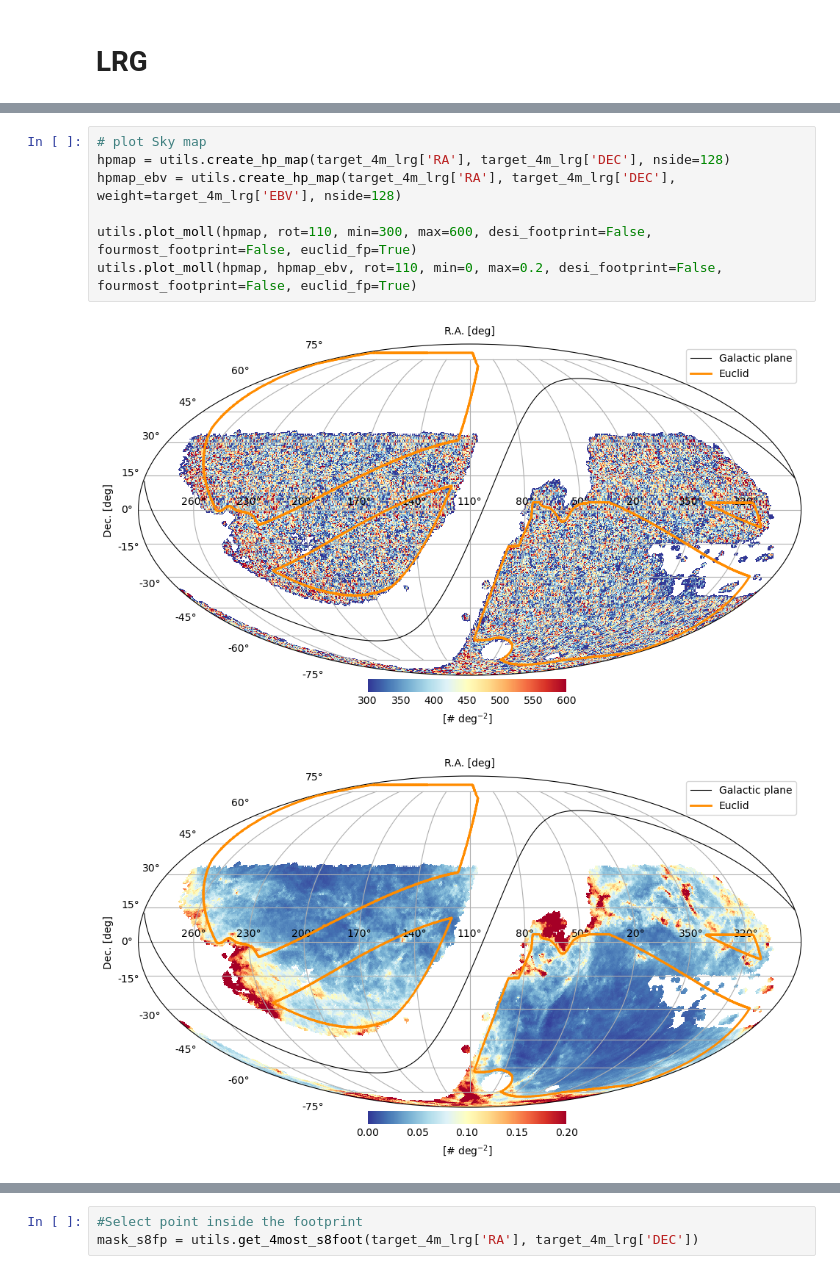
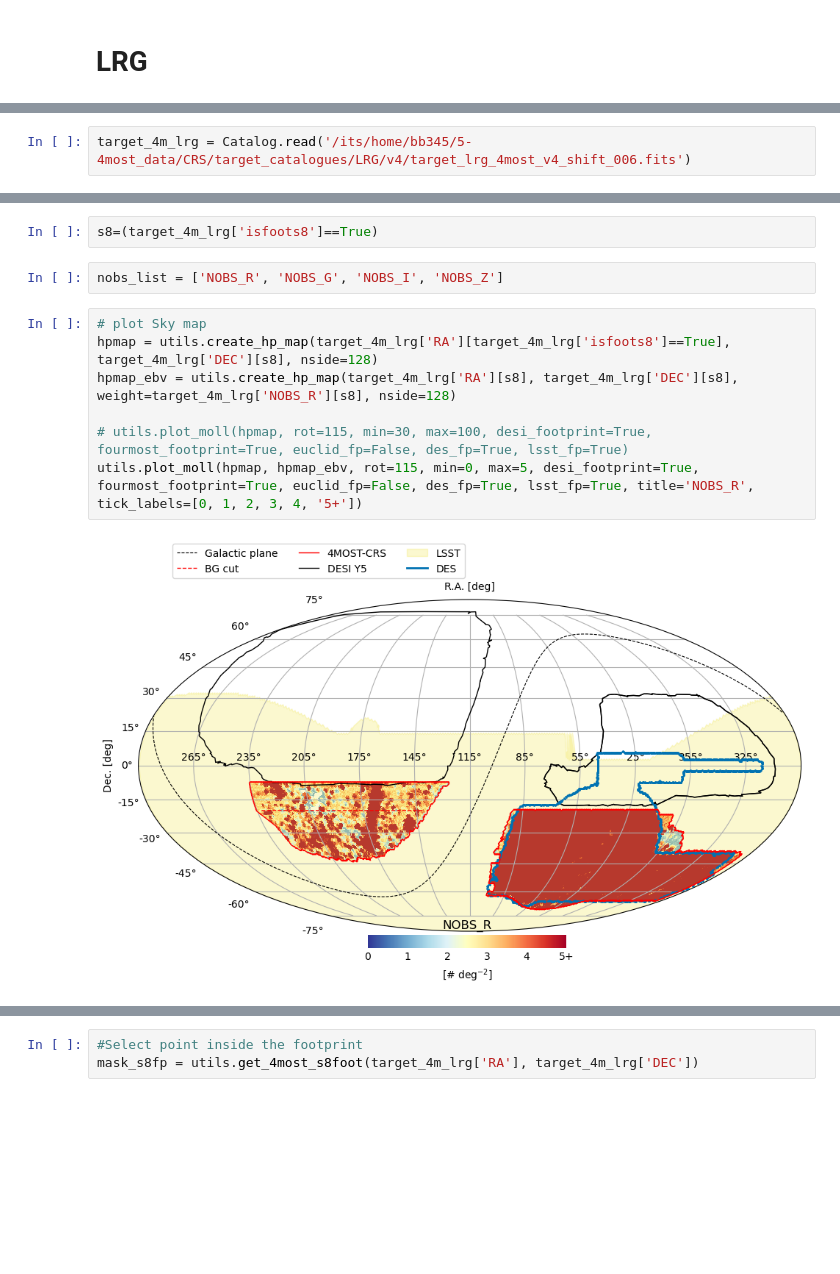
Before and after one commit to 4most-crs/4MOST_CRS_tools, a Jupyter notebook: CRStools/Tutorial_4most_CRS_footprint.ipynb, the cells around one changed output, grey strips where cells are left out. Cells and saved outputs as stored; diff of their text form; blank space fills up the shorter version.

Commit message:
add waves and des footprint

```diff
--- a/CRStools/Tutorial_4most_CRS_footprint.ipynb
+++ b/CRStools/Tutorial_4most_CRS_footprint.ipynb
@@ -11,2 +9,4 @@ target_4m_lrg = Catalog.read('/pscratch/sd/a/arocher/4MOST/target_lrg_4most_v2.f
+# %%
+target_4m_lrg = Catalog.read('/its/home/bb345/5-4most_data/CRS/target_catalogues/LRG/v4/target_lrg_4most_v4_shift_006.fits')
 # %%
 import os
@@ -17,10 +39,13 @@ os.path.join(mask_dir,"desi-14k-footprint-dark.ecsv")
+# %%
+s8=(target_4m_lrg['isfoots8']==True)
+# %%
+nobs_list = ['NOBS_R', 'NOBS_G', 'NOBS_I', 'NOBS_Z']
 # %%
 # plot Sky map
-hpmap = utils.create_hp_map(target_4m_lrg['RA'], target_4m_lrg['DEC'], nside=128)
-hpmap_ebv = utils.create_hp_map(target_4m_lrg['RA'], target_4m_lrg['DEC'], weight=target_4m_lrg['EBV'], nside=128)
+hpmap = utils.create_hp_map(target_4m_lrg['RA'][target_4m_lrg['isfoots8']==True], target_4m_lrg['DEC'][s8], nside=128)
+hpmap_ebv = utils.create_hp_map(target_4m_lrg['RA'][s8], target_4m_lrg['DEC'][s8], weight=target_4m_lrg['NOBS_R'][s8], nside=128)
 
-utils.plot_moll(hpmap, rot=110, min=300, max=600, desi_footprint=False, fourmost_footprint=False, euclid_fp=True)
-utils.plot_moll(hpmap, hpmap_ebv, rot=110, min=0, max=0.2, desi_footprint=False, fourmost_footprint=False, euclid_fp=True)
+# utils.plot_moll(hpmap, rot=115, min=30, max=100, desi_footprint=True, fourmost_footprint=True, euclid_fp=False, des_fp=True, lsst_fp=True)
+utils.plot_moll(hpmap, hpmap_ebv, rot=115, min=0, max=5, desi_footprint=True, fourmost_footprint=True, euclid_fp=False, des_fp=True, lsst_fp=True, title='NOBS_R', tick_labels=[0, 1, 2, 3, 4, '5+'])
 # %% [output]
-[figure, old version]
+[figure, new version]
-[figure, removed]
```
Also changed, not shown: parts of 6 cells of this notebook, 10 other files.
